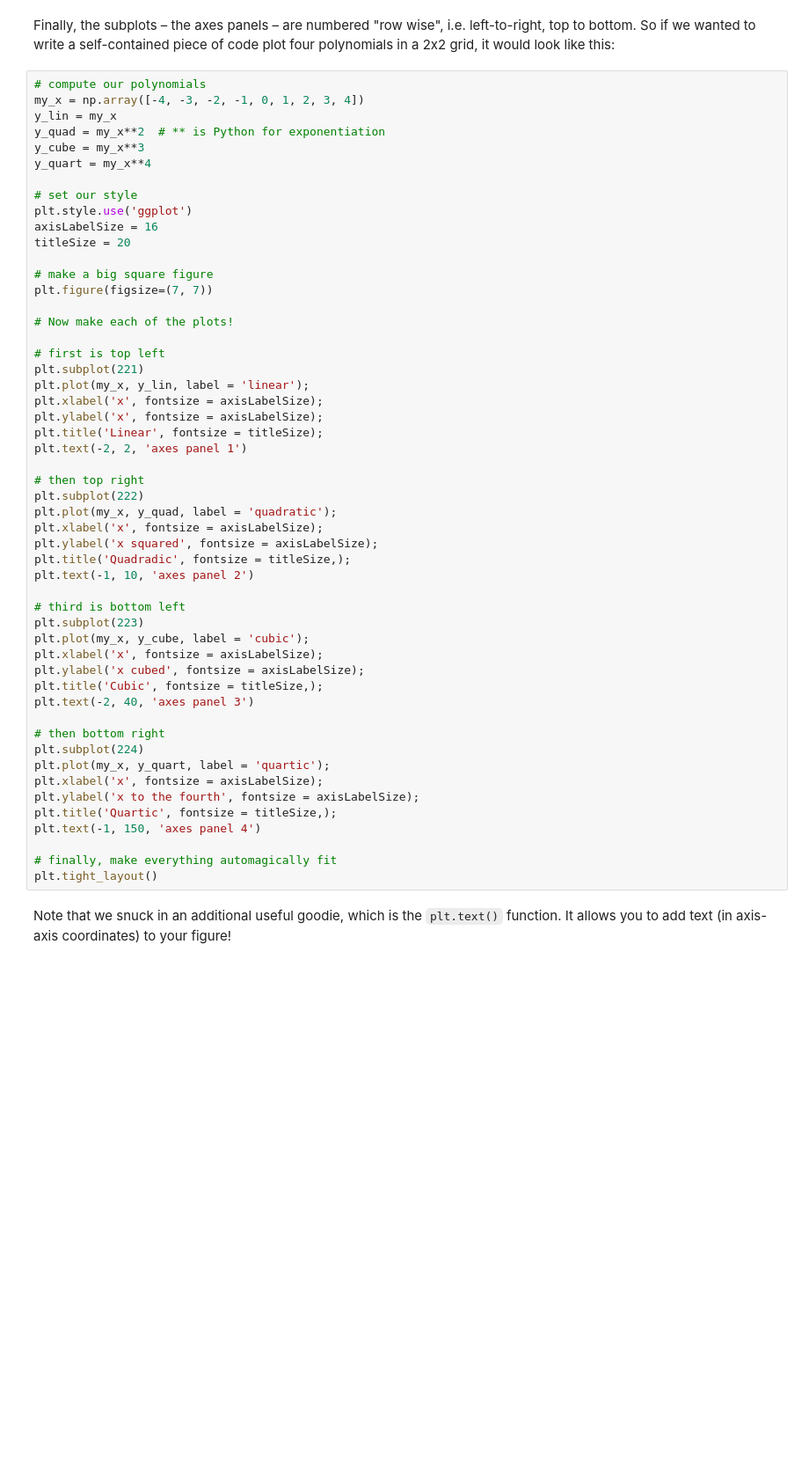
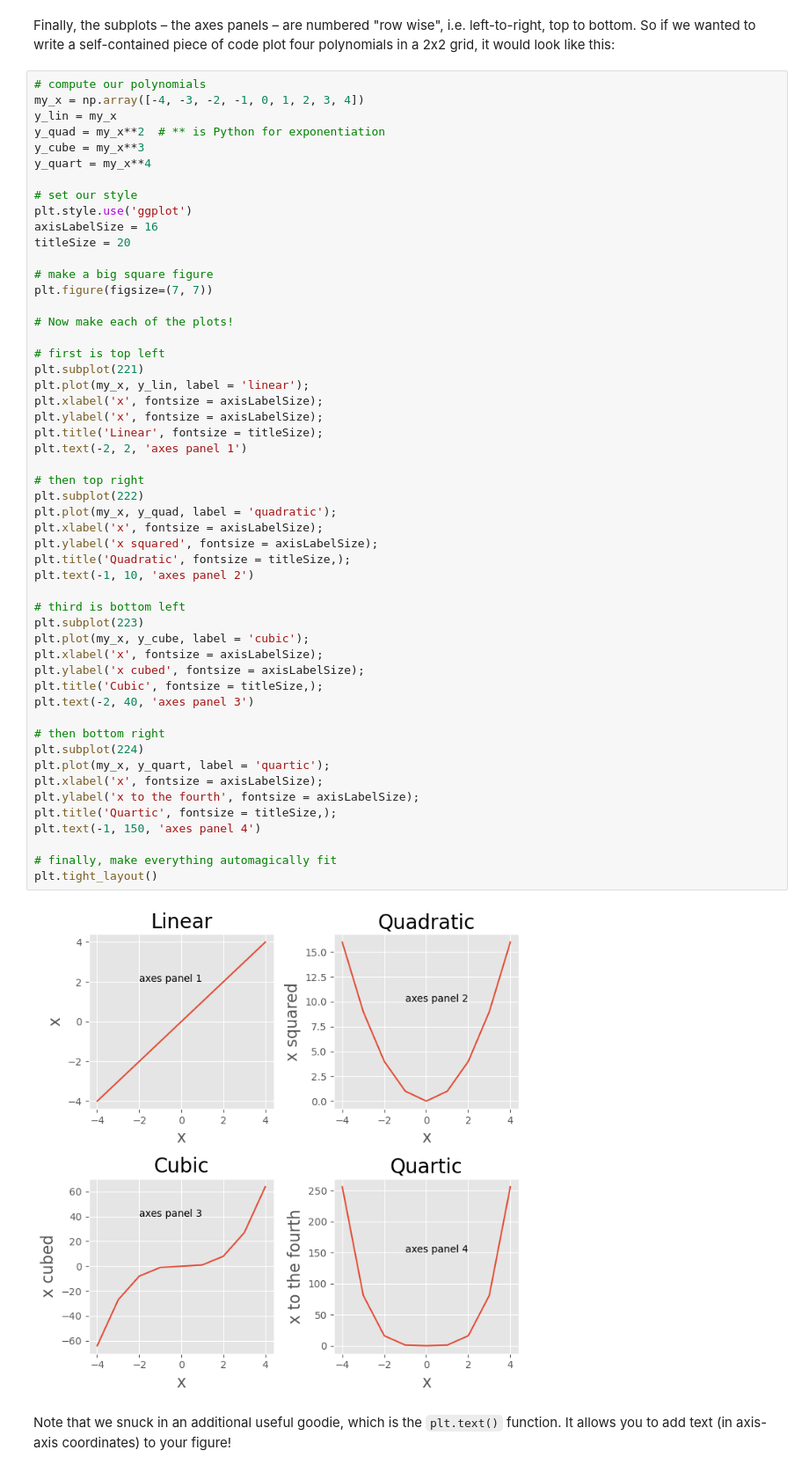
Before and after one commit to cjhoang/PythonTutorials, a Jupyter notebook: tutorial012-Plotting-Matplotlib-Introduction.ipynb, the cells around one changed output. Shown: that part at 88% size. Drawn from its saved outputs; the diff is of its cells as text; blank space fills up the shorter version.

```diff
--- a/tutorial012-Plotting-Matplotlib-Introduction.ipynb
+++ b/tutorial012-Plotting-Matplotlib-Introduction.ipynb
@@ -535,34 +564,36 @@ plt.plot(my_x, y_lin, label = 'linear');
 plt.xlabel('x', fontsize = axisLabelSize);
 plt.ylabel('x', fontsize = axisLabelSize);
 plt.title('Linear', fontsize = titleSize);
 plt.text(-2, 2, 'axes panel 1')
 
 # then top right
 plt.subplot(222)
 plt.plot(my_x, y_quad, label = 'quadratic');
 plt.xlabel('x', fontsize = axisLabelSize);
 plt.ylabel('x squared', fontsize = axisLabelSize);
-plt.title('Quadradic', fontsize = titleSize,);
+plt.title('Quadratic', fontsize = titleSize,);
 plt.text(-1, 10, 'axes panel 2')
 
 # third is bottom left
 plt.subplot(223)
 plt.plot(my_x, y_cube, label = 'cubic');
 plt.xlabel('x', fontsize = axisLabelSize);
 plt.ylabel('x cubed', fontsize = axisLabelSize);
 plt.title('Cubic', fontsize = titleSize,);
 plt.text(-2, 40, 'axes panel 3')
 
 # then bottom right
 plt.subplot(224)
 plt.plot(my_x, y_quart, label = 'quartic');
 plt.xlabel('x', fontsize = axisLabelSize);
 plt.ylabel('x to the fourth', fontsize = axisLabelSize);
 plt.title('Quartic', fontsize = titleSize,);
 plt.text(-1, 150, 'axes panel 4')
 
 # finally, make everything automagically fit
 plt.tight_layout()
+# %% [output]
+[figure, added]
 # %% [markdown]
 Note that we snuck in an additional useful goodie, which is the `plt.text()` function. It allows you to add text (in axis-axis coordinates) to your figure!
 # %% [markdown]
```
Also changed, not shown: parts of 17 cells of this notebook.
